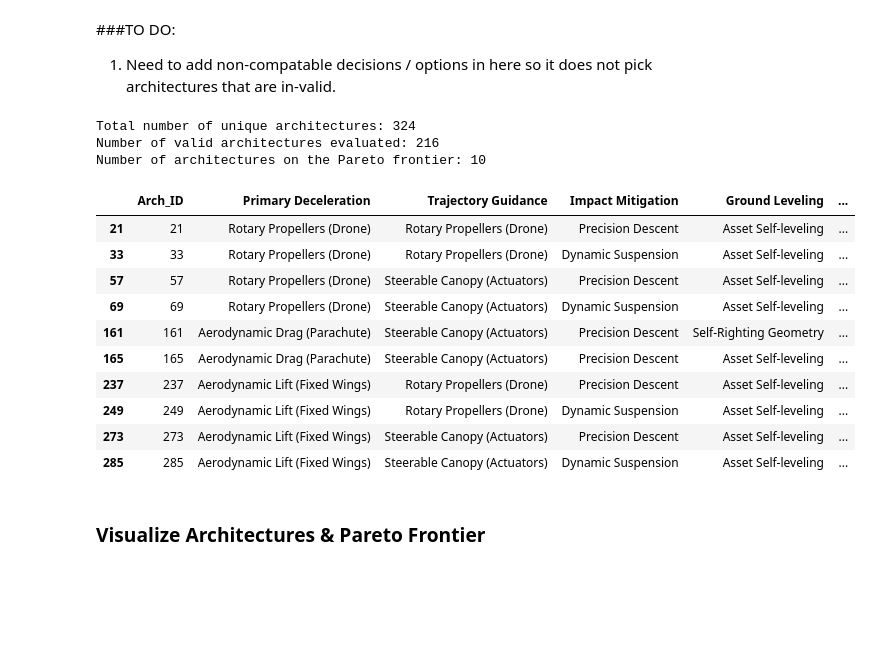
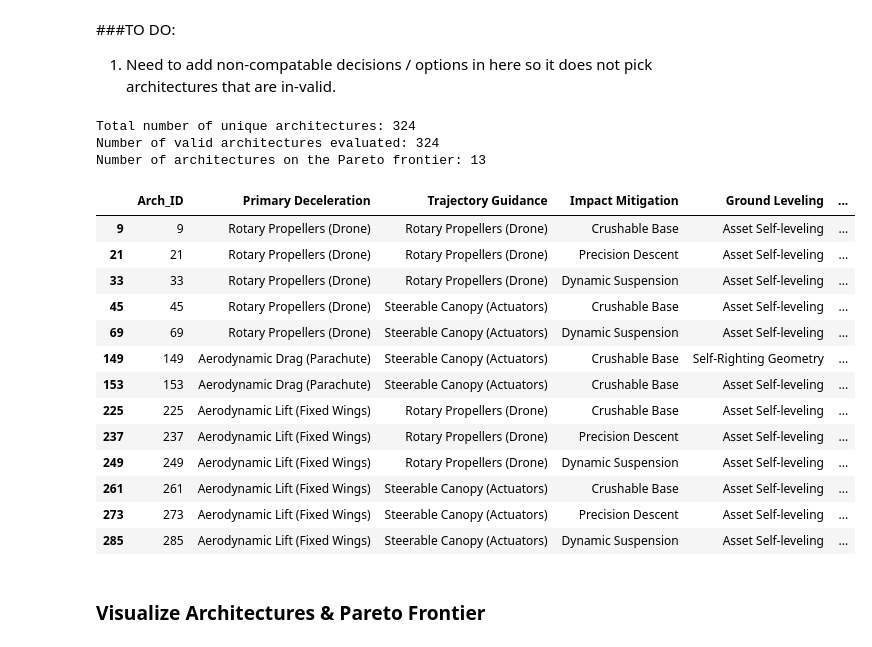
Before and after one commit to froe0466/Microprocessors-2-Project, a Jupyter notebook: OS14.ipynb, the cells around one changed output. Drawn from its saved outputs; the diff is of its cells as text; code cells hidden in the pictures; blank space fills up the shorter version.

```diff
--- a/OS14.ipynb
+++ b/OS14.ipynb
@@ -161,8 +161,8 @@ ltc_df = df_processed[df_processed['Metric'] == 'LTC'].set_index(['Architectural
 for i, combo in enumerate(combinations):
     total_cost = 0
     total_ltc = 0
+    is_valid = True
 
-    # combo is a tuple of Option Names corresponding to 'keys' (Architectural Decisions)
     current_arch_dict = {'Arch_ID': i}
 
     for decision, option in zip(keys, combo):
@@ -171,56 +171,97 @@ for i, combo in enumerate(combinations):
         # Add Cost
         try:
             val = cost_df.loc[(decision, option), 'Mean']
-            # Handle potential duplicate entries if index isn't unique, though it should be here
-            if isinstance(val, pd.Series):
-                val = val.iloc[0]
-            total_cost += val
+            if isinstance(val, pd.Series): val = val.iloc[0]
+
+            # If the Mean cell is blank in the CSV, fall back to the 'Base' column
+            if pd.isna(val):
+                val = cost_df.loc[(decision, option), 'Base']
+                if isinstance(val, pd.Series): val = val.iloc[0]
+
+            # If both are somehow missing, flag as invalid
+            if pd.isna(val):
+                is_valid = False
+            else:
+                total_cost += val
         except KeyError:
-            pass # Assume 0 if missing
+            pass # Perfectly fine, this option just doesn't affect Cost
 
         # Add LTC
         try:
             val = ltc_df.loc[(decision, option), 'Mean']
-            if isinstance(val, pd.Series):
-                val = val.iloc[0]
-            total_ltc += val
+            if isinstance(val, pd.Series): val = val.iloc[0]
+
+            # If the Mean cell is blank in the CSV, fall back to the 'Base' column
+            if pd.isna(val):
+                val = ltc_df.loc[(decision, option), 'Base']
+                if isinstance(val, pd.Series): val = val.iloc[0]
+
+            if pd.isna(val):
+                is_valid = False
+            else:
+                total_ltc += val
         except KeyError:
-            pass
+            pass # Perfectly fine, this option just doesn't affect LTC (e.g., Asset Detachment)
 
-    current_arch_dict['Total_Cost'] = total_cost
-    current_arch_dict['Total_LTC'] = total_ltc
+    current_arch_dict['Total_Cost'] = total_cost if is_valid else np.nan
+    current_arch_dict['Total_LTC'] = total_ltc if is_valid else np.nan
     arch_data.append(current_arch_dict)
 
 df_architectures = pd.DataFrame(arch_data)
 
 
-#4. Identify the Pareto Frontier
-# FIX: Drop architectures that are missing Cost or LTC data
+# --- Normalize Valid Data ---
+valid_mask = df_architectures['Total_Cost'].notna() & df_architectures['Total_LTC'].notna()
+
+if valid_mask.any():
+    min_cost = df_architectures.loc[valid_mask, 'Total_Cost'].min()
+    max_cost = df_architectures.loc[valid_mask, 'Total_Cost'].max()
+
+    min_ltc = df_architectures.loc[valid_mask, 'Total_LTC'].min()
+    max_ltc = df_architectures.loc[valid_mask, 'Total_LTC'].max()
+
+    # Normalize Total_Cost to a 0-10 range
+    if max_cost > min_cost:
+        df_architectures.loc[valid_mask, 'Total_Cost'] = (
+            (df_architectures.loc[valid_mask, 'Total_Cost'] - min_cost) / (max_cost - min_cost) * 10.0
+        )
+
+    # Normalize Total_LTC to a 0-6 range
+    if max_ltc > min_ltc:
+        df_architectures.loc[valid_mask, 'Total_LTC'] = (
+            (df_architectures.loc[valid_mask, 'Total_LTC'] - min_ltc) / (max_ltc - min_ltc) * 6.0
+        )
+
+
+# 4. Identify the Pareto Frontier
 df_valid = df_architectures.dropna(subset=['Total_LTC', 'Total_Cost']).copy()
 
 # Find the Pareto frontier on the valid data
 front = pareto_frontier(df_valid, ['Total_LTC','Total_Cost'], maximize=[True, False])
 
 # Update df_architectures
 pareto_arch_ids = set(front['Arch_ID'].values)
 df_architectures['is_pareto'] = df_architectures['Arch_ID'].isin(pareto_arch_ids)
 
 print(f"Number of valid architectures evaluated: {len(df_valid)}")
 print(f"Number of architectures on the Pareto frontier: {len(front)}")
 display(front)
 # %% [output]
 Total number of unique architectures: 324
-Number of valid architectures evaluated: 216
-Number of architectures on the Pareto frontier: 10
+Number of valid architectures evaluated: 324
+Number of architectures on the Pareto frontier: 13
 |  | Arch_ID | Primary Deceleration | Trajectory Guidance | Impact Mitigation | Ground Leveling | ... |
+| 9 | 9 | Rotary Propellers (Drone) | Rotary Propellers (Drone) | Crushable Base | Asset Self-leveling | ... |
 | 21 | 21 | Rotary Propellers (Drone) | Rotary Propellers (Drone) | Precision Descent | Asset Self-leveling | ... |
 | 33 | 33 | Rotary Propellers (Drone) | Rotary Propellers (Drone) | Dynamic Suspension | Asset Self-leveling | ... |
-| 57 | 57 | Rotary Propellers (Drone) | Steerable Canopy (Actuators) | Precision Descent | Asset Self-leveling | ... |
+| 45 | 45 | Rotary Propellers (Drone) | Steerable Canopy (Actuators) | Crushable Base | Asset Self-leveling | ... |
 | 69 | 69 | Rotary Propellers (Drone) | Steerable Canopy (Actuators) | Dynamic Suspension | Asset Self-leveling | ... |
-| 161 | 161 | Aerodynamic Drag (Parachute) | Steerable Canopy (Actuators) | Precision Descent | Self-Righting Geometry | ... |
-| 165 | 165 | Aerodynamic Drag (Parachute) | Steerable Canopy (Actuators) | Precision Descent | Asset Self-leveling | ... |
+| 149 | 149 | Aerodynamic Drag (Parachute) | Steerable Canopy (Actuators) | Crushable Base | Self-Righting Geometry | ... |
+| 153 | 153 | Aerodynamic Drag (Parachute) | Steerable Canopy (Actuators) | Crushable Base | Asset Self-leveling | ... |
+| 225 | 225 | Aerodynamic Lift (Fixed Wings) | Rotary Propellers (Drone) | Crushable Base | Asset Self-leveling | ... |
 | 237 | 237 | Aerodynamic Lift (Fixed Wings) | Rotary Propellers (Drone) | Precision Descent | Asset Self-leveling | ... |
 | 249 | 249 | Aerodynamic Lift (Fixed Wings) | Rotary Propellers (Drone) | Dynamic Suspension | Asset Self-leveling | ... |
+| 261 | 261 | Aerodynamic Lift (Fixed Wings) | Steerable Canopy (Actuators) | Crushable Base | Asset Self-leveling | ... |
 | 273 | 273 | Aerodynamic Lift (Fixed Wings) | Steerable Canopy (Actuators) | Precision Descent | Asset Self-leveling | ... |
 | 285 | 285 | Aerodynamic Lift (Fixed Wings) | Steerable Canopy (Actuators) | Dynamic Suspension | Asset Self-leveling | ... |
 # %% [markdown]
```
Also changed, not shown: parts of 3 cells of this notebook.
